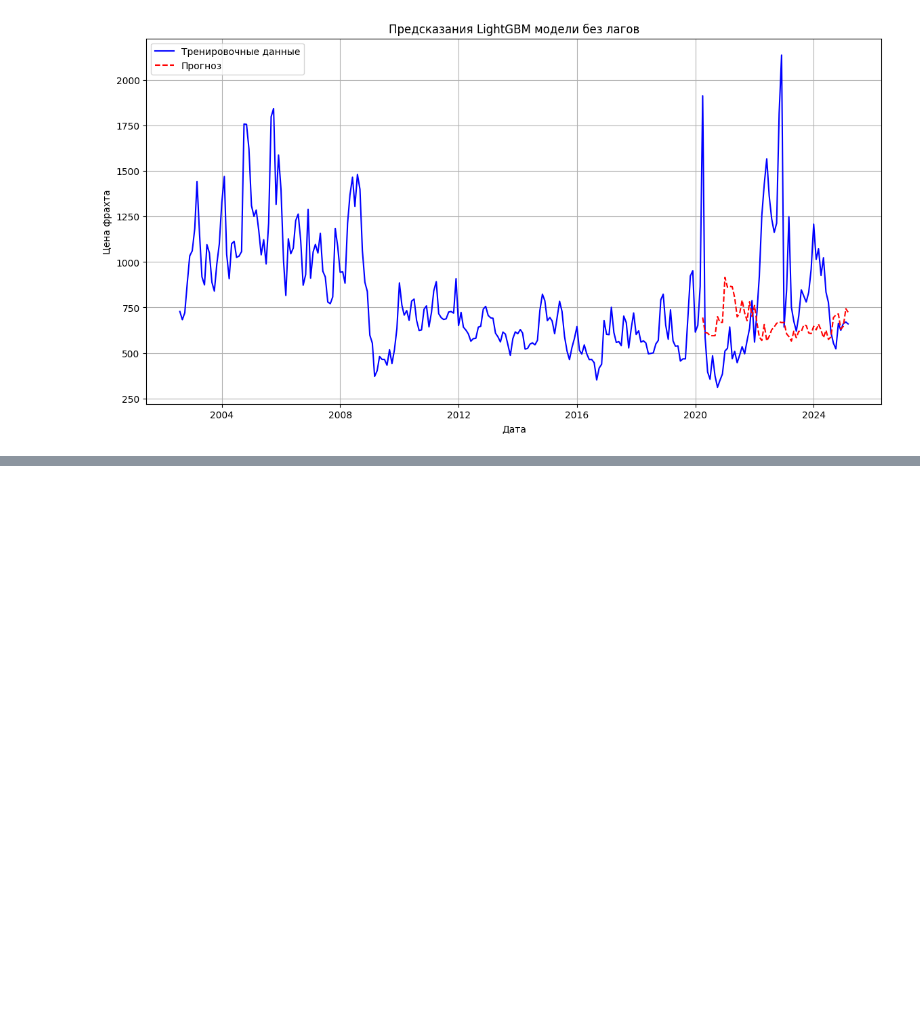
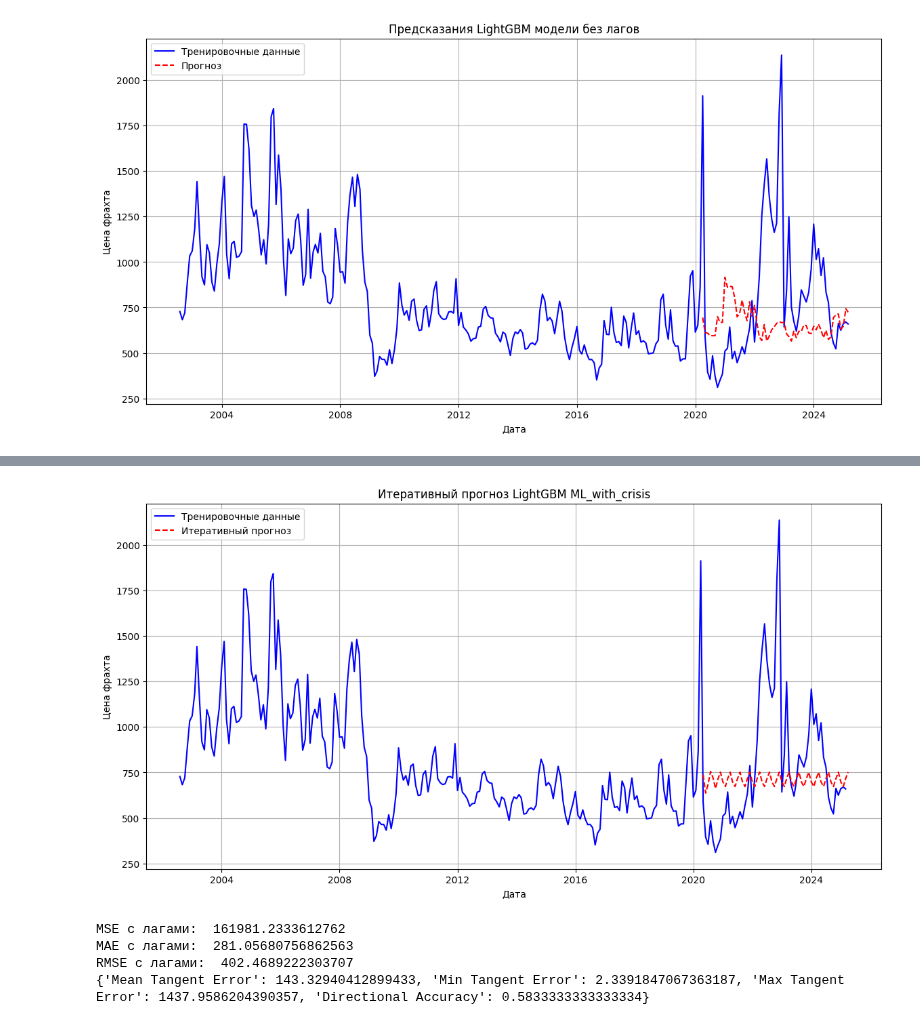
Before and after one commit to ArseniiAntonian/demand_forecasting, a Jupyter notebook: arsen/gb_5yrs.ipynb, the cells around one changed output, grey strips where cells are left out. Cells and saved outputs as stored; diff of their text form; code cells hidden in the pictures; blank space fills up the shorter version.

```diff
--- a/arsen/gb_5yrs.ipynb
+++ b/arsen/gb_5yrs.ipynb
@@ -149,6 +149,7 @@ current_date = last_date
 for i in range(forecast_horizon):
     fp_t1 = freight_history[-1]
     fp_t2 = freight_history[-2] if len(freight_history) >= 2 else freight_history[0]
+    fp_t3 = freight_history[-3] if len(freight_history) >= 3 else freight_history[0]
     fp_t6 = freight_history[-6] if len(freight_history) >= 6 else freight_history[0]
     fp_t12 = freight_history[-12] if len(freight_history) >= 12 else freight_history[0]
     fp_t24 = freight_history[-24] if len(freight_history) >= 24 else freight_history[0]
@@ -161,11 +162,14 @@ for i in range(forecast_horizon):
     oil_price = X_train.iloc[-1]['Oil_Price']
     oil_price_t1 = X_train.iloc[-1]['Oil_Price(t-1)']
     oil_price_t2 = X_train.iloc[-1]['Oil_Price(t-2)']
+    oil_price_t3 = X_train.iloc[-1]['Oil_Price(t-3)']
     oil_price_t6 = X_train.iloc[-1]['Oil_Price(t-6)']
     oil_price_t12 = X_train.iloc[-1]['Oil_Price(t-12)']
     oil_price_t24 = X_train.iloc[-1]['Oil_Price(t-24)']
     has_war = X_train.iloc[-1]['has_war']
     has_crisis = X_train.iloc[-1]['has_crisis']
+
+    print(f'iter: {i}, fp_t1: {fp_t1}, fp_t2: {fp_t2}')
 
     new_features = {
         'Oil_Price': oil_price,
@@ -175,17 +179,19 @@ for i in range(forecast_horizon):
         'cos_month': cos_month,
         'Freight_Price(t-1)': fp_t1,
         'Freight_Price(t-2)': fp_t2,
+        'Freight_Price(t-3)': fp_t3,
         'Freight_Price(t-6)': fp_t6,
         'Freight_Price(t-12)': fp_t12,
         'Freight_Price(t-24)': fp_t24,
         'Oil_Price(t-1)': oil_price_t1,
         'Oil_Price(t-2)': oil_price_t2,
+        'Oil_Price(t-3)': oil_price_t3,
         'Oil_Price(t-6)': oil_price_t6,
         'Oil_Price(t-12)': oil_price_t12,
         'Oil_Price(t-24)': oil_price_t24
     }
     new_X = pd.DataFrame([new_features], index=[current_date])
-    pred = best_model_w_lags.predict(new_X)[0]
+    pred = best_model_w_crisis.predict(new_X)[0]
     iterative_predictions.append(pred)
     freight_history.append(pred)
 
@@ -236,0 +388,27 @@ RMSE с лагами:  474.84122933038384
+# %%
+plt.figure(figsize=(14, 7))
+plt.plot(y.index, y, label='Тренировочные данные', color='blue')
+plt.plot(forecast_series2.index, forecast_series2, label='Итеративный прогноз', color='red', linestyle='--')
+plt.title('Итеративный прогноз LightGBM ML_with_crisis')
+plt.xlabel('Дата')
+plt.ylabel('Цена фрахта')
+plt.legend()
+plt.grid(True)
+plt.show()
+# %% [output]
+[figure, added]
+# %%
+mse_w_crisis = mean_squared_error(y_test, forecast_series2)
+mae_w_crisis = mean_absolute_error(y_test, forecast_series2)
+rmse_w_crisis = root_mean_squared_error(y_test, forecast_series2)
+print("MSE с лагами: ", mse_w_crisis)
+print("MAE с лагами: ", mae_w_crisis)
+print("RMSE с лагами: ", rmse_w_crisis)
+df_y = pd.DataFrame({'Freight_Price': y_test, 'yhat_exp': forecast_series2})
+trend_metrics = TrendMetrics(df_y)
+print(trend_metrics.summary())
+# %% [output]
+MSE с лагами:  161981.2333612762
+MAE с лагами:  281.05680756862563
+RMSE с лагами:  402.4689222303707
+{'Mean Tangent Error': 143.32940412899433, 'Min Tangent Error': 2.3391847067363187, 'Max Tangent Error': 1437.9586204390357, 'Directional Accuracy': 0.5833333333333334}
```
Also changed, not shown: parts of 21 cells of this notebook.
